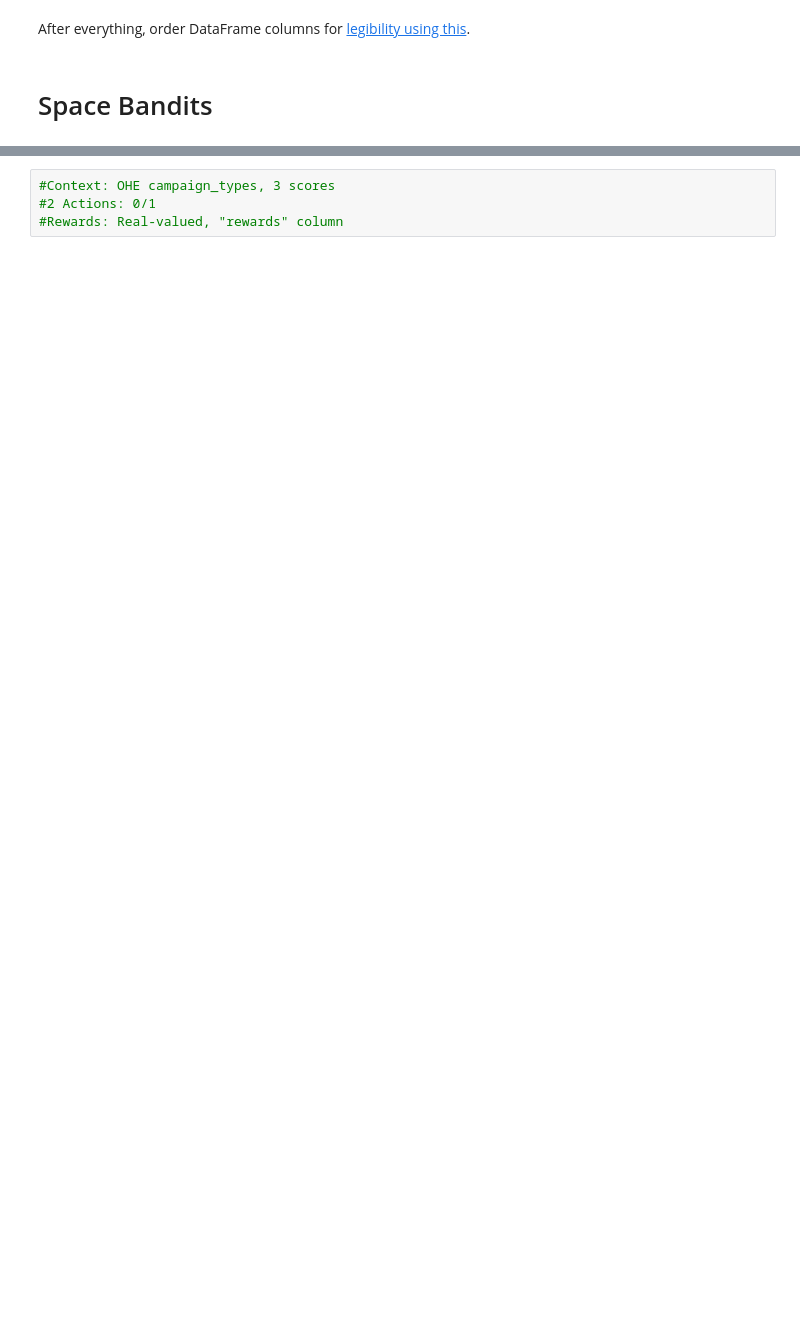
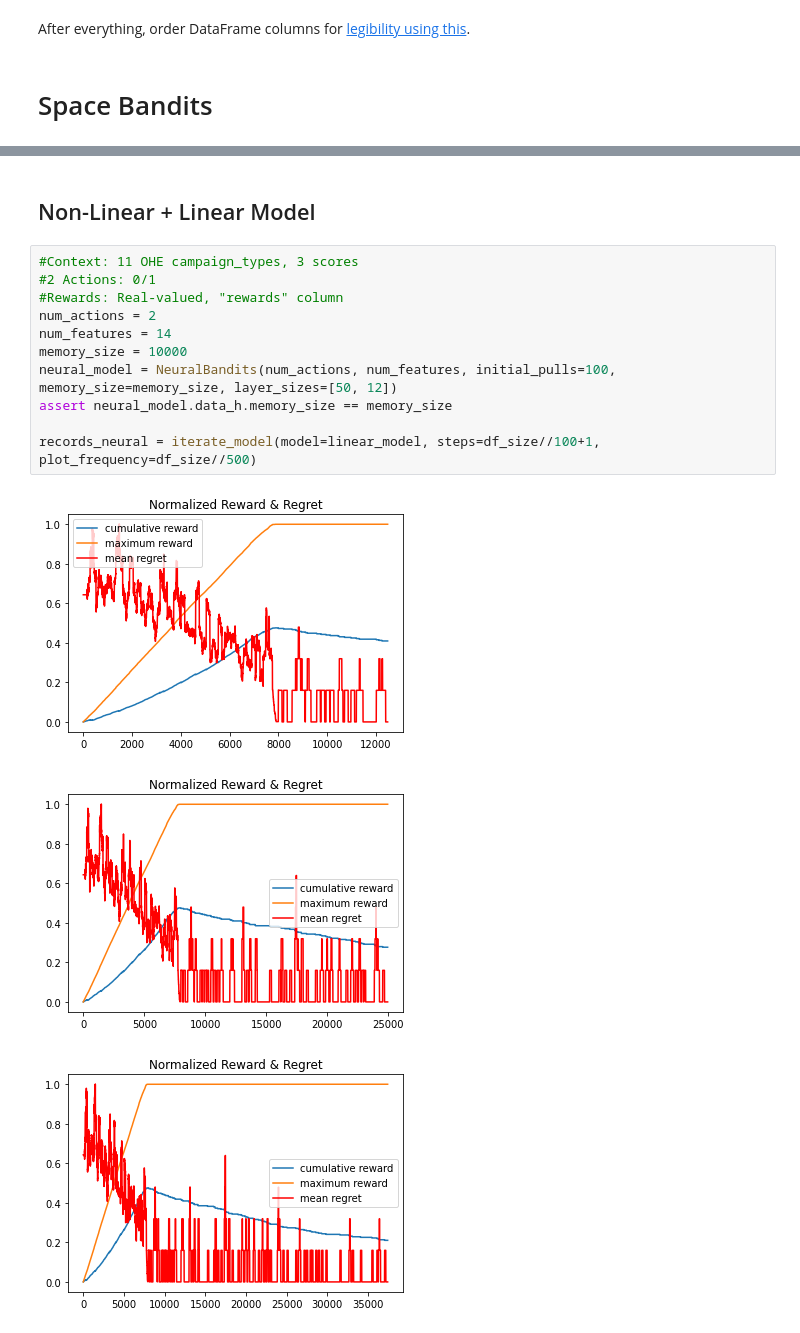
Before and after one commit to fellowship/deep-and-wide-bandit, a Jupyter notebook: Space_Bandits_Snippet_Kartha.ipynb, the cells around one changed output, grey strips where cells are left out. Drawn from its saved outputs; the diff is of its cells as text; blank space fills up the shorter version.

```diff
--- a/Space_Bandits_Snippet_Kartha.ipynb
+++ b/Space_Bandits_Snippet_Kartha.ipynb
@@ -340,4 +461,17 @@ After everything, order DataFrame columns for [legibility using this](https://st
+# %% [markdown]
+## Non-Linear + Linear Model
 # %%
-#Context: OHE campaign_types, 3 scores
+#Context: 11 OHE campaign_types, 3 scores
 #2 Actions: 0/1
 #Rewards: Real-valued, "rewards" column
+num_actions = 2
+num_features = 14
+memory_size = 10000
+neural_model = NeuralBandits(num_actions, num_features, initial_pulls=100, memory_size=memory_size, layer_sizes=[50, 12])
+assert neural_model.data_h.memory_size == memory_size
+
+records_neural = iterate_model(model=linear_model, steps=df_size//100+1, plot_frequency=df_size//500)
+# %% [output]
+[figure, added]
+[figure, added]
+[figure, added]
```
Also changed, not shown: parts of 17 cells of this notebook.
